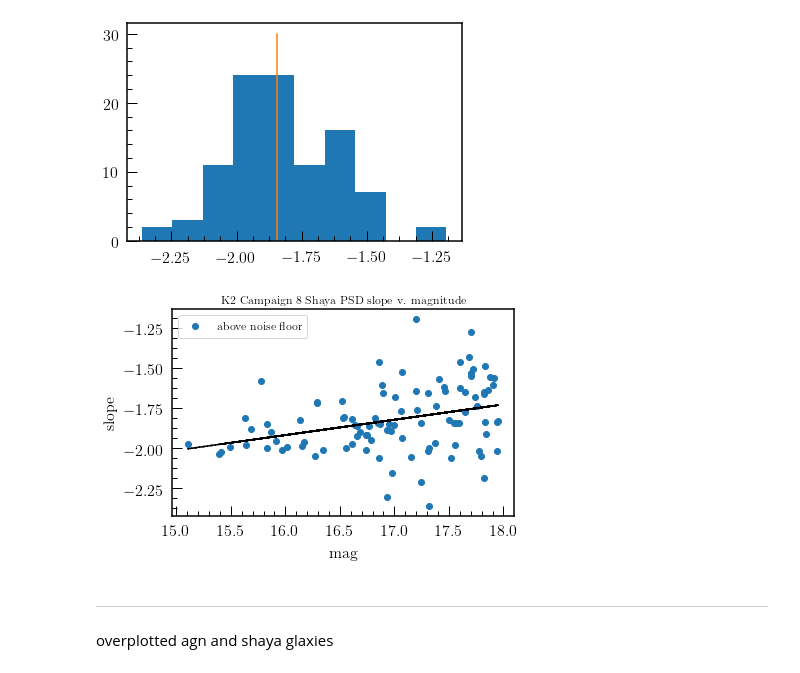
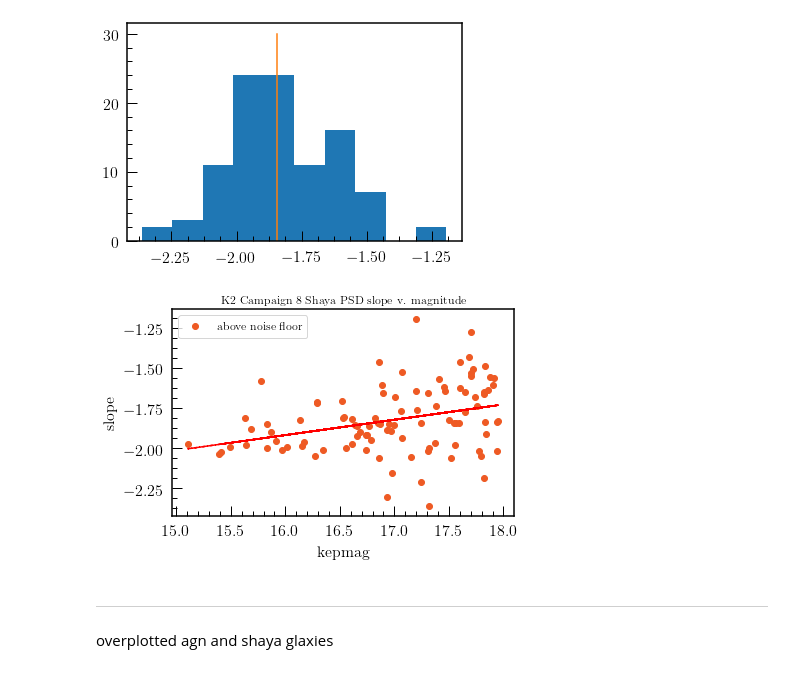
Before and after one commit to rrybuttry/agn_everest, a Jupyter notebook: PSD_Combined.ipynb, the cells around one changed output. Cells and saved outputs as stored; diff of their text form; code cells hidden in the pictures.

```diff
--- a/PSD_Combined.ipynb
+++ b/PSD_Combined.ipynb
@@ -378,19 +378,19 @@ np.median(m_arr_sh)
 [figure]
 # %%
 #plt.plot(color_params_sh, m_noise_arr_sh, 'o', label="below noise floor")
-plt.plot(color_params_sh, m_arr_sh, 'o', label="above noise floor")
+plt.plot(color_params_sh, m_arr_sh, 'o', color= '#EE5A24', label="above noise floor")
 
 fit = np.polyfit(color_params_sh, m_arr_sh, 1)
-plt.plot(color_params_sh, np.array(color_params_sh)*fit[0]+fit[1], 'k--')
+plt.plot(color_params_sh, np.array(color_params_sh)*fit[0]+fit[1], 'r--')
 
 plt.title("K2 Campaign 8 Shaya PSD slope v. magnitude")
-plt.xlabel("mag")
+plt.xlabel("kepmag")
 plt.ylabel("slope")
 plt.legend()
 plt.tight_layout()
-#plt.savefig("/home/rachel/Research/K2/submit/PSD_slope_v_redshift_AGN_%s.png"%N)
+plt.savefig("/home/rachel/Research/K2/submit/PSD_slope_v_mag_shaya.png")
 # %% [output]
-[figure, old version]
+[figure, new version]
 # %% [markdown]
 ---
 overplotted agn and shaya glaxies
```
Also changed, not shown: parts of 3 cells of this notebook, 3 other files.
